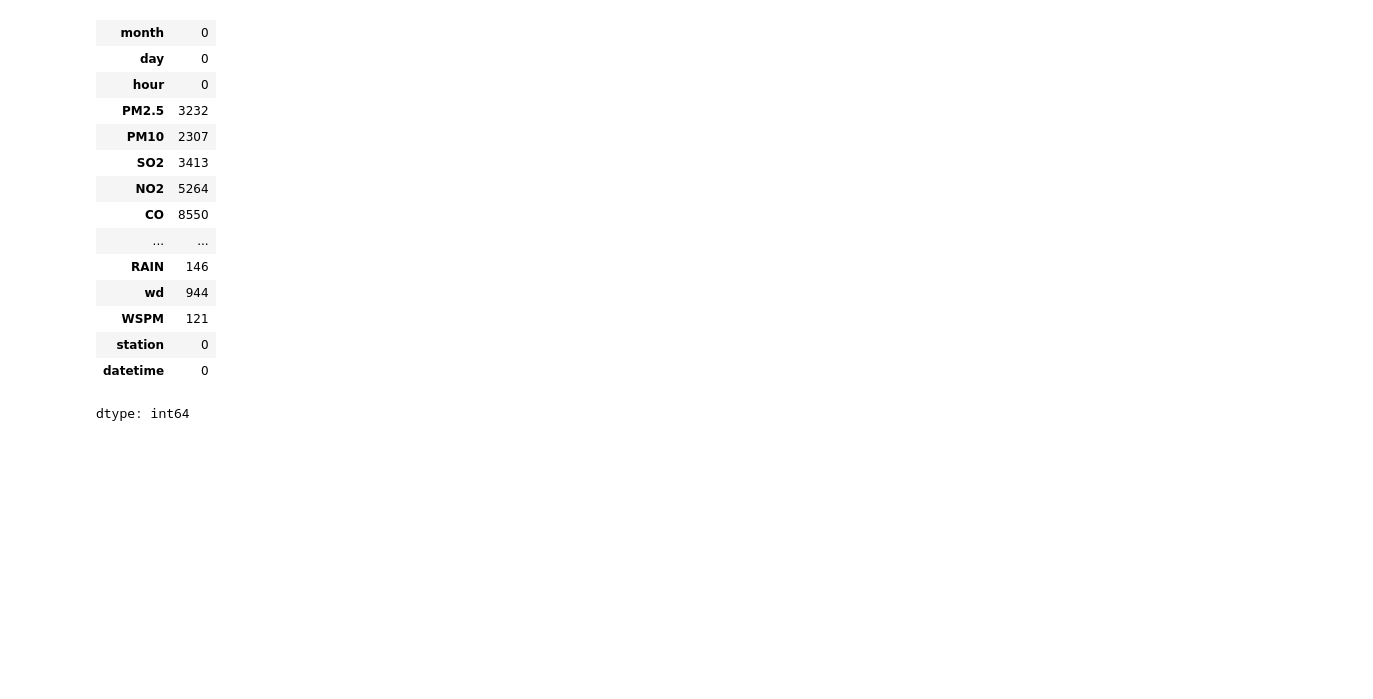
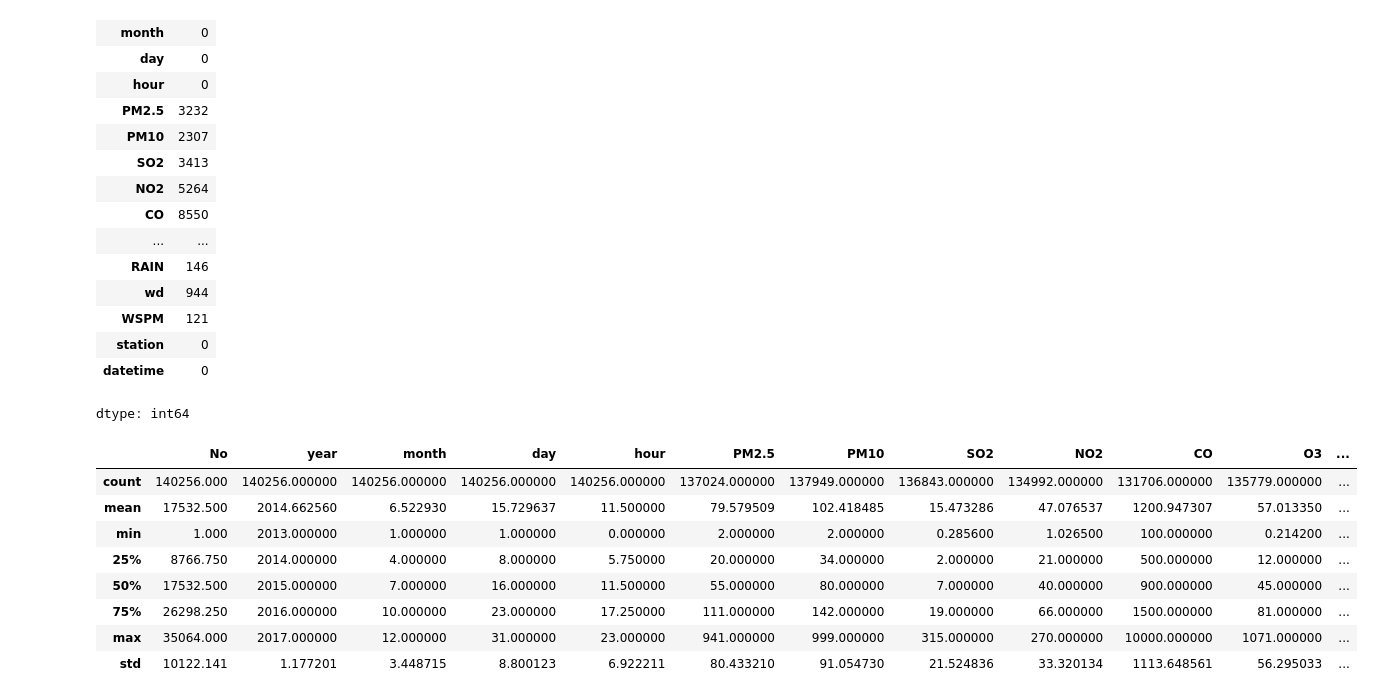
Before and after one commit to skyf-ux/Beijing-Air-Quality-App, a Jupyter notebook: Air_Quality_Analysis.ipynb, the cells around one changed output. Saved outputs shown, nothing was run; the diff lists cells and outputs as text; code cells hidden in the pictures; blank space fills up the shorter version.

```diff
--- a/Air_Quality_Analysis.ipynb
+++ b/Air_Quality_Analysis.ipynb
@@ -131,0 +140,12 @@ dtype: int64
+# %%
+data.describe()
+# %% [output]
+|  | No | year | month | day | hour | PM2.5 | PM10 | SO2 | NO2 | CO | O3 | ... |
+| count | 140256.000 | 140256.000000 | 140256.000000 | 140256.000000 | 140256.000000 | 137024.000000 | 137949.000000 | 136843.000000 | 134992.000000 | 131706.000000 | 135779.000000 | ... |
+| mean | 17532.500 | 2014.662560 | 6.522930 | 15.729637 | 11.500000 | 79.579509 | 102.418485 | 15.473286 | 47.076537 | 1200.947307 | 57.013350 | ... |
+| min | 1.000 | 2013.000000 | 1.000000 | 1.000000 | 0.000000 | 2.000000 | 2.000000 | 0.285600 | 1.026500 | 100.000000 | 0.214200 | ... |
+| 25% | 8766.750 | 2014.000000 | 4.000000 | 8.000000 | 5.750000 | 20.000000 | 34.000000 | 2.000000 | 21.000000 | 500.000000 | 12.000000 | ... |
+| 50% | 17532.500 | 2015.000000 | 7.000000 | 16.000000 | 11.500000 | 55.000000 | 80.000000 | 7.000000 | 40.000000 | 900.000000 | 45.000000 | ... |
+| 75% | 26298.250 | 2016.000000 | 10.000000 | 23.000000 | 17.250000 | 111.000000 | 142.000000 | 19.000000 | 66.000000 | 1500.000000 | 81.000000 | ... |
+| max | 35064.000 | 2017.000000 | 12.000000 | 31.000000 | 23.000000 | 941.000000 | 999.000000 | 315.000000 | 270.000000 | 10000.000000 | 1071.000000 | ... |
+| std | 10122.141 | 1.177201 | 3.448715 | 8.800123 | 6.922211 | 80.433210 | 91.054730 | 21.524836 | 33.320134 | 1113.648561 | 56.295033 | ... |
```
Also changed, not shown: parts of 18 cells of this notebook.
